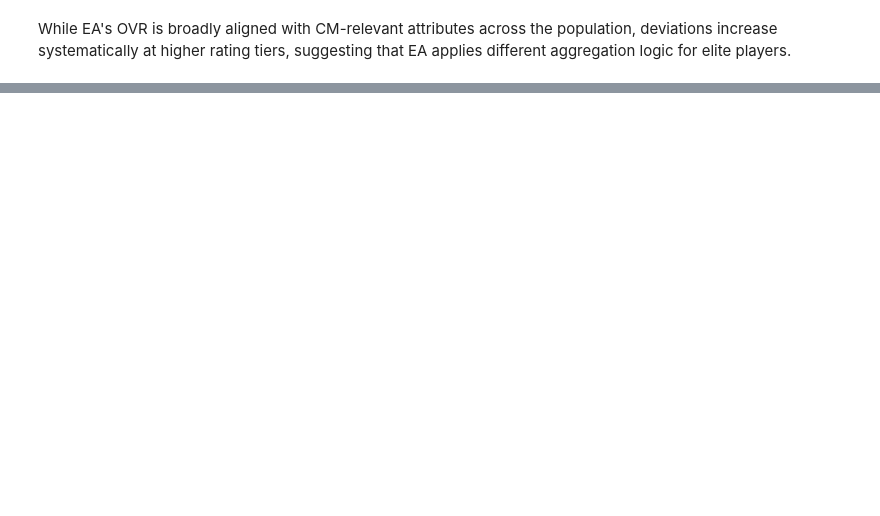
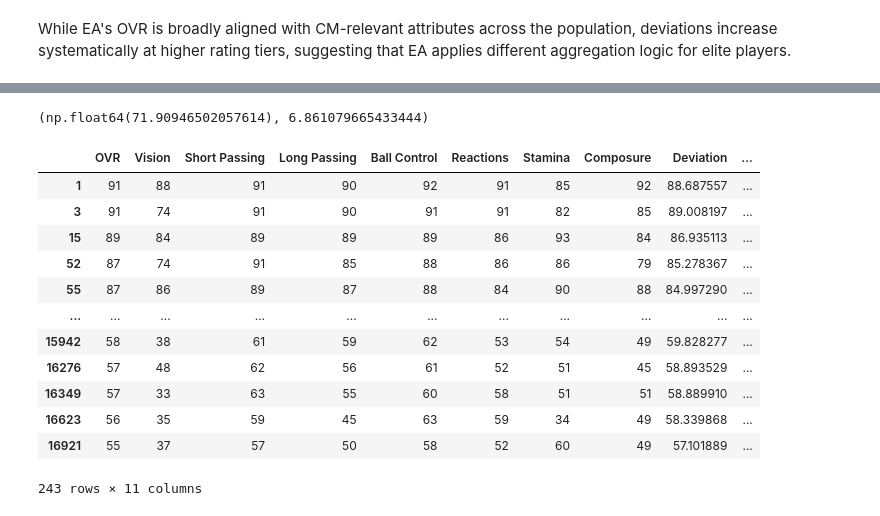
Before and after one commit to an1rudhrawat/EAFC-Dataset-Analysis, a Jupyter notebook: EAFC (1).ipynb, the cells around one changed output, grey strips where cells are left out. Cells and saved outputs as stored; diff of their text form; code cells hidden in the pictures; blank space fills up the shorter version.

```diff
--- a/EAFC (1).ipynb
+++ b/EAFC (1).ipynb
@@ -711,0 +983,4 @@ While EA's OVR is broadly aligned with CM-relevant attributes across the populat
+# %%
+female_ovr_mean , female_ovr_std
+# %% [output]
+(np.float64(71.90946502057614), 6.861079665433444)
@@ -711,0 +991,16 @@ While EA's OVR is broadly aligned with CM-relevant attributes across the populat
+# %%
+female_cm
+# %% [output]
+|  | OVR | Vision | Short Passing | Long Passing | Ball Control | Reactions | Stamina | Composure | Deviation | ... |
+| 1 | 91 | 88 | 91 | 90 | 92 | 91 | 85 | 92 | 88.687557 | ... |
+| 3 | 91 | 74 | 91 | 90 | 91 | 91 | 82 | 85 | 89.008197 | ... |
+| 15 | 89 | 84 | 89 | 89 | 89 | 86 | 93 | 84 | 86.935113 | ... |
+| 52 | 87 | 74 | 91 | 85 | 88 | 86 | 86 | 79 | 85.278367 | ... |
+| 55 | 87 | 86 | 89 | 87 | 88 | 84 | 90 | 88 | 84.997290 | ... |
+| ... | ... | ... | ... | ... | ... | ... | ... | ... | ... | ... |
+| 15942 | 58 | 38 | 61 | 59 | 62 | 53 | 54 | 49 | 59.828277 | ... |
+| 16276 | 57 | 48 | 62 | 56 | 61 | 52 | 51 | 45 | 58.893529 | ... |
+| 16349 | 57 | 33 | 63 | 55 | 60 | 58 | 51 | 51 | 58.889910 | ... |
+| 16623 | 56 | 35 | 59 | 45 | 63 | 59 | 34 | 49 | 58.339868 | ... |
+| 16921 | 55 | 37 | 57 | 50 | 58 | 52 | 60 | 49 | 57.101889 | ... |
+243 rows × 11 columns
```
Also changed, not shown: parts of 24 cells of this notebook.
